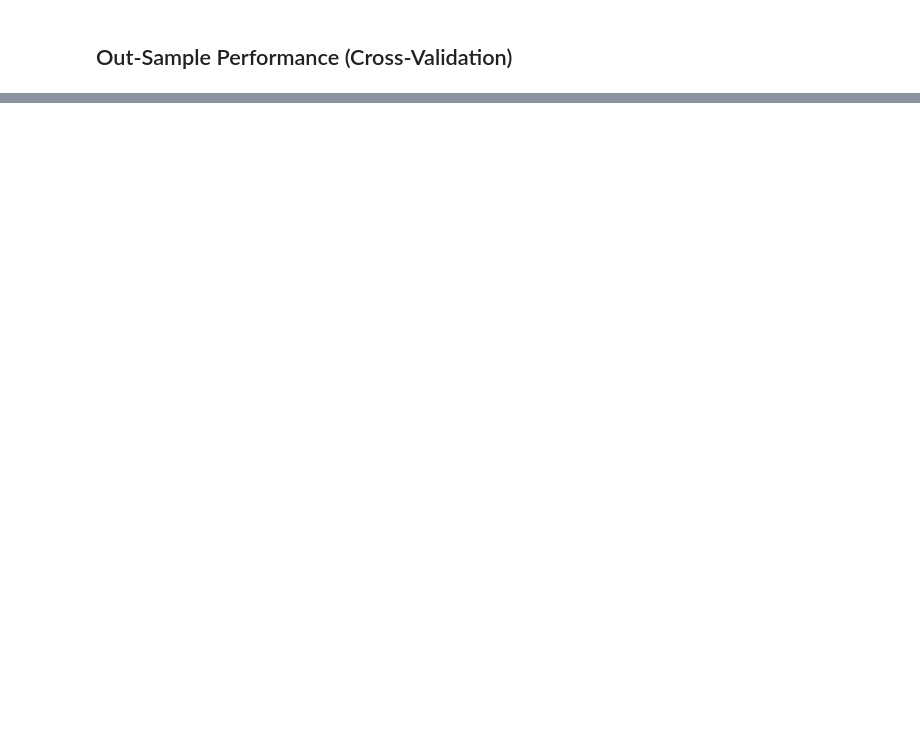
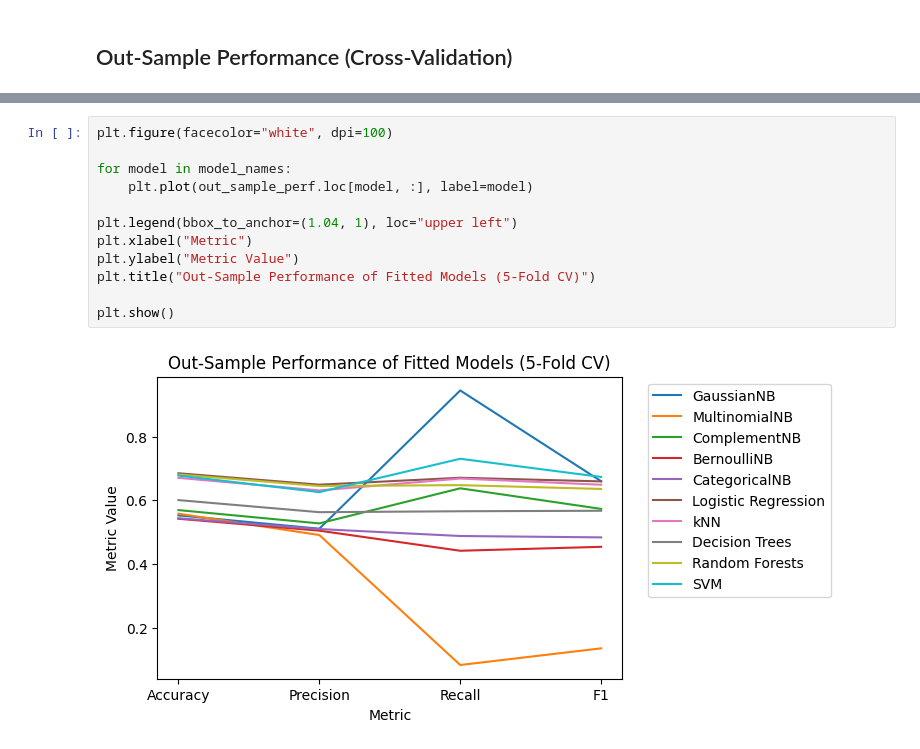
Before and after one commit to vibrantlychee/big-movie-data, a Jupyter notebook: flop_or_not.ipynb, the cells around one changed output, grey strips where cells are left out. Drawn from its saved outputs; the diff is of its cells as text; blank space fills up the shorter version.

```diff
--- a/flop_or_not.ipynb
+++ b/flop_or_not.ipynb
@@ -610,0 +660,14 @@ plt.show()
+# %%
+plt.figure(facecolor="white", dpi=100)
+
+for model in model_names:
+    plt.plot(out_sample_perf.loc[model, :], label=model)
+
+plt.legend(bbox_to_anchor=(1.04, 1), loc="upper left")
+plt.xlabel("Metric")
+plt.ylabel("Metric Value")
+plt.title("Out-Sample Performance of Fitted Models (5-Fold CV)")
+
+plt.show()
+# %% [output]
+[figure, added]
```
Also changed, not shown: parts of 7 cells of this notebook, 1 other file.
